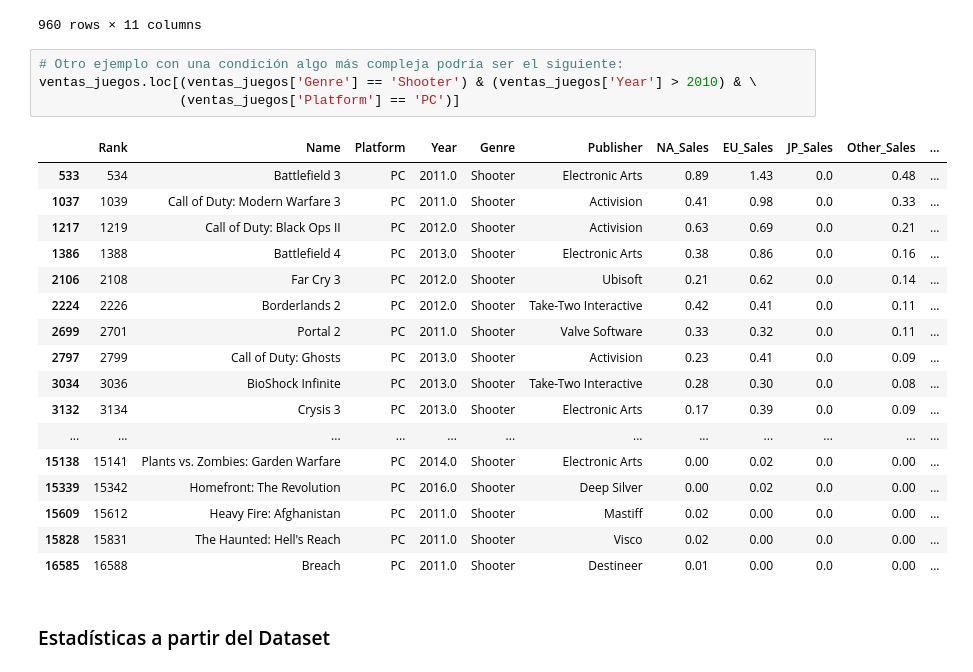
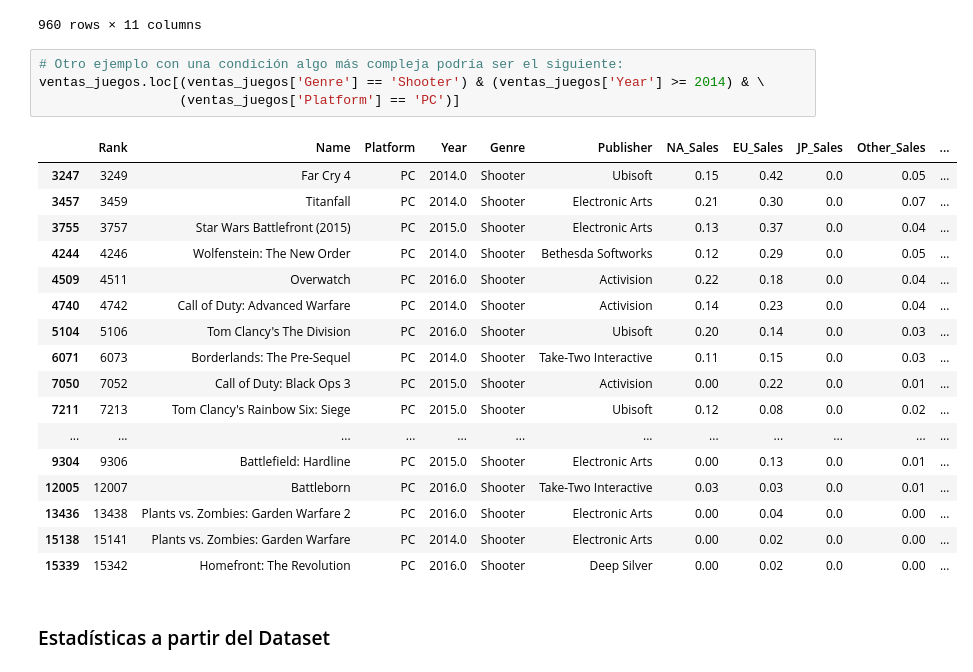
Before and after one commit to gbaudino/IntroduccionPandas, a Jupyter notebook: IntroduccionPandas.ipynb, the cells around one changed output. Drawn from its saved outputs; the diff is of its cells as text.

```diff
--- a/IntroduccionPandas.ipynb
+++ b/IntroduccionPandas.ipynb
@@ -196,26 +205,26 @@ ventas_juegos.loc[ventas_juegos['Platform'] == 'PC']
 960 rows × 11 columns
 # %%
 # Otro ejemplo con una condición algo más compleja podría ser el siguiente:
-ventas_juegos.loc[(ventas_juegos['Genre'] == 'Shooter') & (ventas_juegos['Year'] > 2010) & \
+ventas_juegos.loc[(ventas_juegos['Genre'] == 'Shooter') & (ventas_juegos['Year'] >= 2014) & \
                   (ventas_juegos['Platform'] == 'PC')]
 # %% [output]
 |  | Rank | Name | Platform | Year | Genre | Publisher | NA_Sales | EU_Sales | JP_Sales | Other_Sales | ... |
-| 533 | 534 | Battlefield 3 | PC | 2011.0 | Shooter | Electronic Arts | 0.89 | 1.43 | 0.0 | 0.48 | ... |
-| 1037 | 1039 | Call of Duty: Modern Warfare 3 | PC | 2011.0 | Shooter | Activision | 0.41 | 0.98 | 0.0 | 0.33 | ... |
-| 1217 | 1219 | Call of Duty: Black Ops II | PC | 2012.0 | Shooter | Activision | 0.63 | 0.69 | 0.0 | 0.21 | ... |
-| 1386 | 1388 | Battlefield 4 | PC | 2013.0 | Shooter | Electronic Arts | 0.38 | 0.86 | 0.0 | 0.16 | ... |
-| 2106 | 2108 | Far Cry 3 | PC | 2012.0 | Shooter | Ubisoft | 0.21 | 0.62 | 0.0 | 0.14 | ... |
-| 2224 | 2226 | Borderlands 2 | PC | 2012.0 | Shooter | Take-Two Interactive | 0.42 | 0.41 | 0.0 | 0.11 | ... |
-| 2699 | 2701 | Portal 2 | PC | 2011.0 | Shooter | Valve Software | 0.33 | 0.32 | 0.0 | 0.11 | ... |
-| 2797 | 2799 | Call of Duty: Ghosts | PC | 2013.0 | Shooter | Activision | 0.23 | 0.41 | 0.0 | 0.09 | ... |
-| 3034 | 3036 | BioShock Infinite | PC | 2013.0 | Shooter | Take-Two Interactive | 0.28 | 0.30 | 0.0 | 0.08 | ... |
-| 3132 | 3134 | Crysis 3 | PC | 2013.0 | Shooter | Electronic Arts | 0.17 | 0.39 | 0.0 | 0.09 | ... |
+| 3247 | 3249 | Far Cry 4 | PC | 2014.0 | Shooter | Ubisoft | 0.15 | 0.42 | 0.0 | 0.05 | ... |
+| 3457 | 3459 | Titanfall | PC | 2014.0 | Shooter | Electronic Arts | 0.21 | 0.30 | 0.0 | 0.07 | ... |
+| 3755 | 3757 | Star Wars Battlefront (2015) | PC | 2015.0 | Shooter | Electronic Arts | 0.13 | 0.37 | 0.0 | 0.04 | ... |
+| 4244 | 4246 | Wolfenstein: The New Order | PC | 2014.0 | Shooter | Bethesda Softworks | 0.12 | 0.29 | 0.0 | 0.05 | ... |
+| 4509 | 4511 | Overwatch | PC | 2016.0 | Shooter | Activision | 0.22 | 0.18 | 0.0 | 0.04 | ... |
+| 4740 | 4742 | Call of Duty: Advanced Warfare | PC | 2014.0 | Shooter | Activision | 0.14 | 0.23 | 0.0 | 0.04 | ... |
+| 5104 | 5106 | Tom Clancy's The Division | PC | 2016.0 | Shooter | Ubisoft | 0.20 | 0.14 | 0.0 | 0.03 | ... |
+| 6071 | 6073 | Borderlands: The Pre-Sequel | PC | 2014.0 | Shooter | Take-Two Interactive | 0.11 | 0.15 | 0.0 | 0.03 | ... |
+| 7050 | 7052 | Call of Duty: Black Ops 3 | PC | 2015.0 | Shooter | Activision | 0.00 | 0.22 | 0.0 | 0.01 | ... |
+| 7211 | 7213 | Tom Clancy's Rainbow Six: Siege | PC | 2015.0 | Shooter | Ubisoft | 0.12 | 0.08 | 0.0 | 0.02 | ... |
 | ... | ... | ... | ... | ... | ... | ... | ... | ... | ... | ... | ... |
+| 9304 | 9306 | Battlefield: Hardline | PC | 2015.0 | Shooter | Electronic Arts | 0.00 | 0.13 | 0.0 | 0.01 | ... |
+| 12005 | 12007 | Battleborn | PC | 2016.0 | Shooter | Take-Two Interactive | 0.03 | 0.03 | 0.0 | 0.01 | ... |
+| 13436 | 13438 | Plants vs. Zombies: Garden Warfare 2 | PC | 2016.0 | Shooter | Electronic Arts | 0.00 | 0.04 | 0.0 | 0.00 | ... |
 | 15138 | 15141 | Plants vs. Zombies: Garden Warfare | PC | 2014.0 | Shooter | Electronic Arts | 0.00 | 0.02 | 0.0 | 0.00 | ... |
 | 15339 | 15342 | Homefront: The Revolution | PC | 2016.0 | Shooter | Deep Silver | 0.00 | 0.02 | 0.0 | 0.00 | ... |
-| 15609 | 15612 | Heavy Fire: Afghanistan | PC | 2011.0 | Shooter | Mastiff | 0.02 | 0.00 | 0.0 | 0.00 | ... |
-| 15828 | 15831 | The Haunted: Hell's Reach | PC | 2011.0 | Shooter | Visco | 0.02 | 0.00 | 0.0 | 0.00 | ... |
-| 16585 | 16588 | Breach | PC | 2011.0 | Shooter | Destineer | 0.01 | 0.00 | 0.0 | 0.00 | ... |
 # %% [markdown]
 ### Estadísticas a partir del Dataset
 # %%
```
Also changed, not shown: parts of 1 cell of this notebook.
